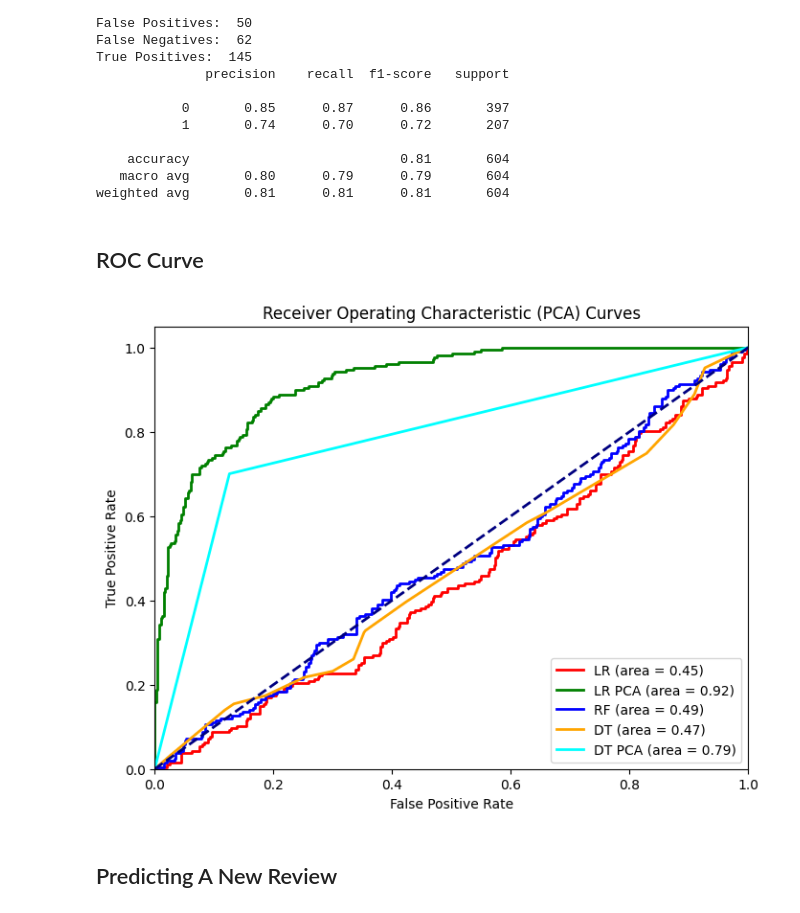
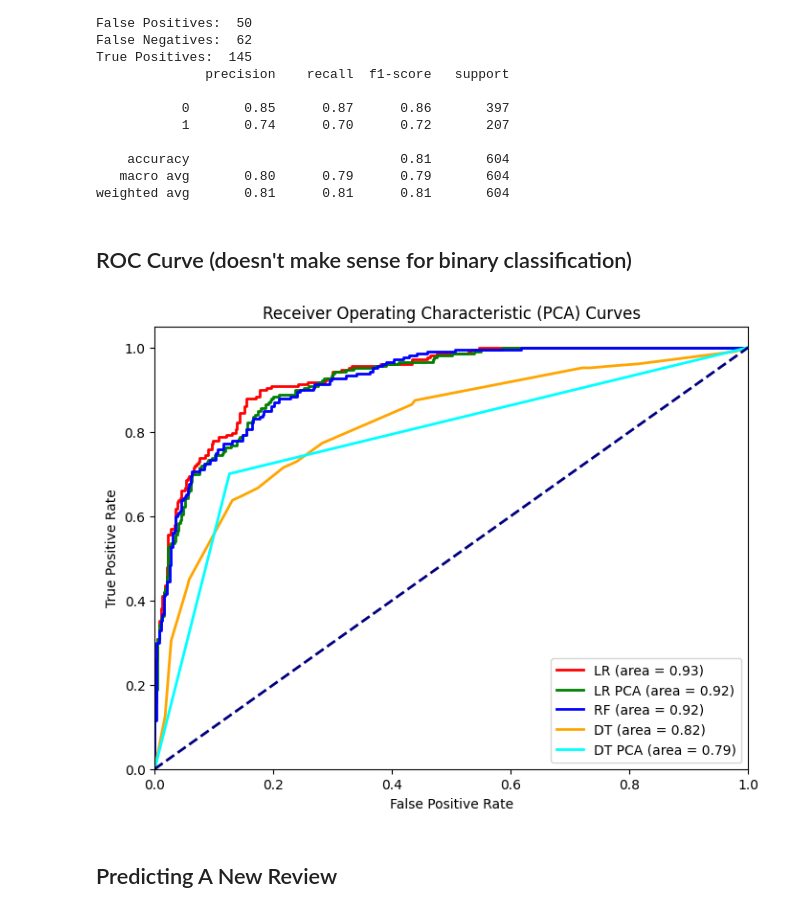
Before and after one commit to duynlq/reviews-prediction, a Jupyter notebook: ANALYSIS.ipynb, the cells around one changed output. Saved outputs shown, nothing was run; the diff lists cells and outputs as text; code cells hidden in the pictures.

```diff
--- a/ANALYSIS.ipynb
+++ b/ANALYSIS.ipynb
@@ -145,17 +145,16 @@ def metrics_score(train_preds, y_train, test_preds, y_test):
 pipe = Pipeline(steps=[('LR', linear_model.LogisticRegression(class_weight={1:1, 0:2}, random_state=760397))])
 
 params = dict(LR__C=np.logspace(0, 1, 10),
-              LR__penalty=['l2', 'l1'],
-              LR__solver=['liblinear'])
+              LR__penalty=['l2', 'none'])
 
 LR_grid_search = GridSearchCV(estimator = pipe,
                                   scoring = make_scorer(f1_score, average='weighted'),
                                   param_grid = params,
                                   cv = 5, n_jobs = -1, verbose = 2)
 
-LR_grid_search.fit(scaled_train_features, y_train)
+LR_grid_search.fit(train_features, y_train)
 # LR_PCA_train_preds = LR_PCA_grid_search.best_estimator_.predict(pca_train)
-LR_test_preds = LR_grid_search.best_estimator_.predict(scaled_test_features)
+LR_test_preds = LR_grid_search.best_estimator_.predict(test_features)
 # metrics_score(LR_PCA_train_preds, y_train, LR_PCA_test_preds, y_test)
 print("Best params: " + str(LR_grid_search.best_params_))
 
@@ -612,13 +611,13 @@ True Positives:  145
    macro avg       0.80      0.79      0.79       604
 weighted avg       0.81      0.81      0.81       604
 # %% [markdown]
-## ROC Curve
+## ROC Curve (doesn't make sense for binary classification)
 # %%
 from sklearn.metrics import roc_curve, auc
 import matplotlib.pyplot as plt
 
 # Logistic Regression ROC curve
-LR_model_predictions = LR_grid_search.best_estimator_.predict_proba(pca_test)[:, 1]
+LR_model_predictions = LR_grid_search.best_estimator_.predict_proba(test_features)[:, 1]
 LR_fpr, LR_tpr, _ = roc_curve(y_test, LR_model_predictions)
 LR_roc_auc = auc(LR_fpr, LR_tpr)
 
@@ -628,37 +627,37 @@ LR_PCA_fpr, LR_PCA_tpr, _ = roc_curve(y_test, LR_PCA_model_predictions)
 LR_PCA_roc_auc = auc(LR_PCA_fpr, LR_PCA_tpr)
 
 # Random Forest ROC curve
-RF_model_predictions = RF_grid_search.best_estimator_.predict_proba(pca_test)[:, 1]
+RF_model_predictions = RF_grid_search.best_estimator_.predict_proba(test_features)[:, 1]
 RF_fpr, RF_tpr, _ = roc_curve(y_test, RF_model_predictions)
 RF_roc_auc = auc(RF_fpr, RF_tpr)
 
 # Decision Tree ROC curve
-DT_model_predictions = DT_grid_search.best_estimator_.predict_proba(pca_test)[:, 1]
+DT_model_predictions = DT_grid_search.best_estimator_.predict_proba(test_features)[:, 1]
 DT_fpr, DT_tpr, _ = roc_curve(y_test, DT_model_predictions)
 DT_roc_auc = auc(DT_fpr, DT_tpr)
 
 # Decision Tree (PCA) ROC curve
 DT_PCA_model_predictions = DT_PCA_grid_search.best_estimator_.predict_proba(pca_test)[:, 1]
 DT_PCA_fpr, DT_PCA_tpr, _ = roc_curve(y_test, DT_PCA_model_predictions)
 DT_PCA_roc_auc = auc(DT_PCA_fpr, DT_PCA_tpr)
 
 # Plot the ROC curve
 plt.figure(figsize=(8, 6))
 plt.plot(LR_fpr, LR_tpr, color='red', lw=2, label='LR (area = %0.2f)' % LR_roc_auc)
 plt.plot(LR_PCA_fpr, LR_PCA_tpr, color='green', lw=2, label='LR PCA (area = %0.2f)' % LR_PCA_roc_auc)
 plt.plot(RF_fpr, RF_tpr, color='blue', lw=2, label='RF (area = %0.2f)' % RF_roc_auc)
 plt.plot(DT_fpr, DT_tpr, color='orange', lw=2, label='DT (area = %0.2f)' % DT_roc_auc)
 plt.plot(DT_PCA_fpr, DT_PCA_tpr, color='cyan', lw=2, label='DT PCA (area = %0.2f)' % DT_PCA_roc_auc)
 plt.plot([0, 1], [0, 1], color='navy', lw=2, linestyle='--')
 plt.xlim([0.0, 1.0])
 plt.ylim([0.0, 1.05])
 plt.xlabel('False Positive Rate')
 plt.ylabel('True Positive Rate')
 plt.title('Receiver Operating Characteristic (PCA) Curves')
 plt.legend(loc="lower right")
 plt.show()
 # %% [output]
-[figure, old version]
+[figure, new version]
 # %% [markdown]
 ## Predicting A New Review
 # %%
```
Also changed, not shown: parts of 1 cell of this notebook.
